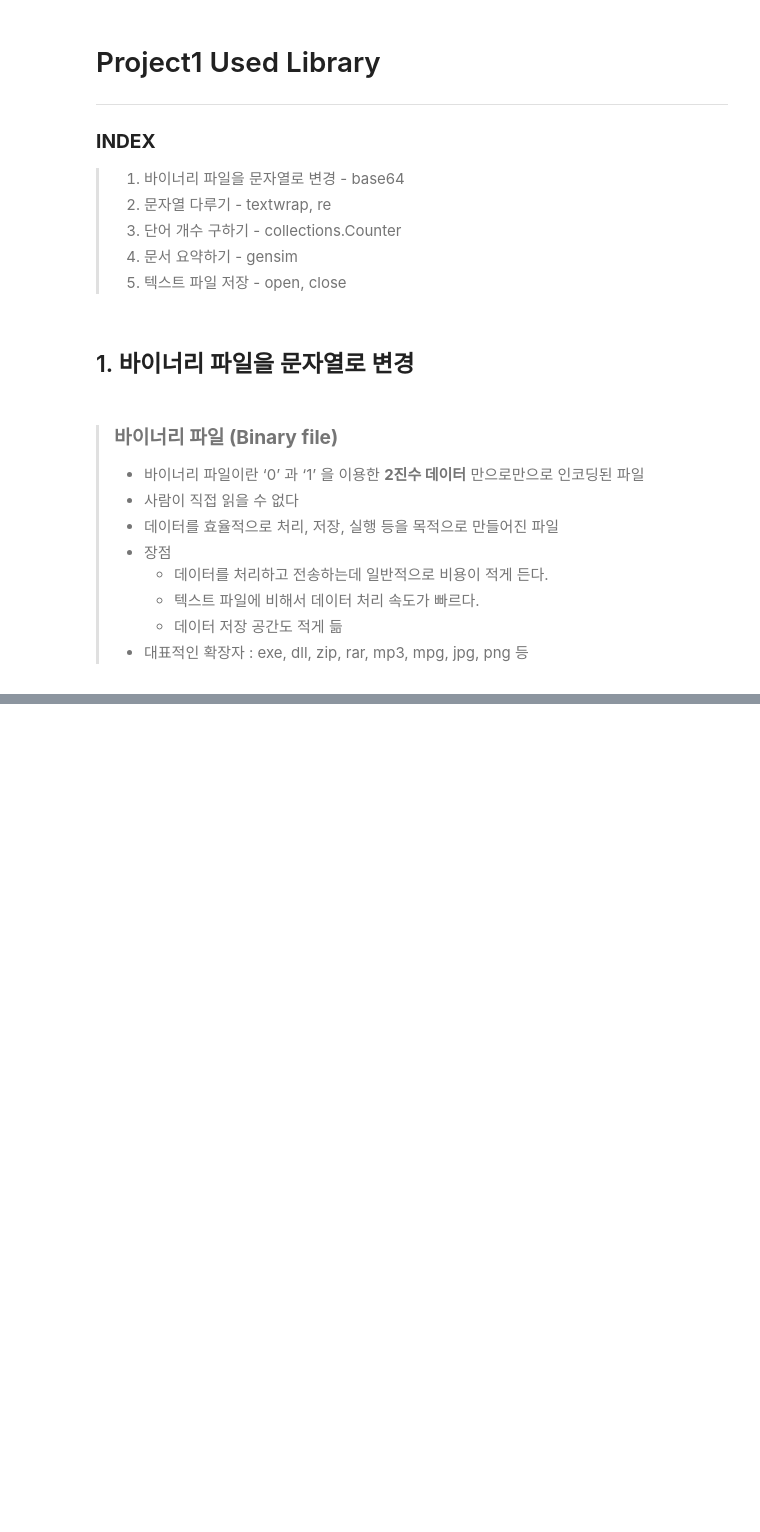
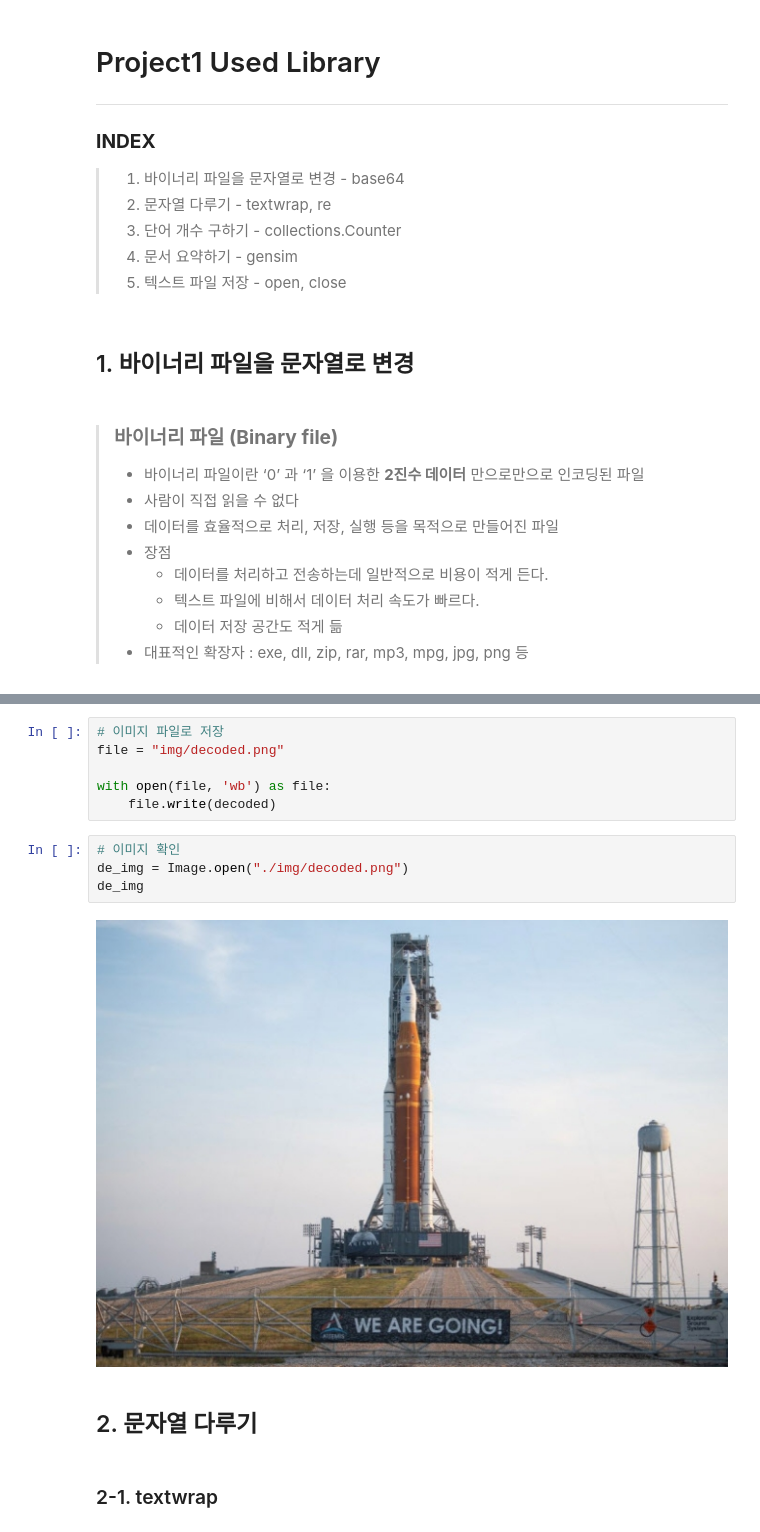
Before and after one commit to zelope/Fourty7, a Jupyter notebook: basic project/project1/02-0. project1_lib.ipynb, the cells around one changed output, grey strips where cells are left out. Saved outputs shown, nothing was run; the diff lists cells and outputs as text; blank space fills up the shorter version.

```diff
--- a/basic project/project1/02-0. project1_lib.ipynb
+++ b/basic project/project1/02-0. project1_lib.ipynb
@@ -34,0 +114,16 @@
+# %%
+# 이미지 파일로 저장
+file = "img/decoded.png"
+
+with open(file, 'wb') as file:
+    file.write(decoded)
+# %%
+# 이미지 확인
+de_img = Image.open("./img/decoded.png")
+de_img
+# %% [output]
+[figure, added]
+# %% [markdown]
+## 2. 문자열 다루기
+# %% [markdown]
+### 2-1. textwrap
```
Also changed, not shown: parts of 53 cells of this notebook, 1 other file.
